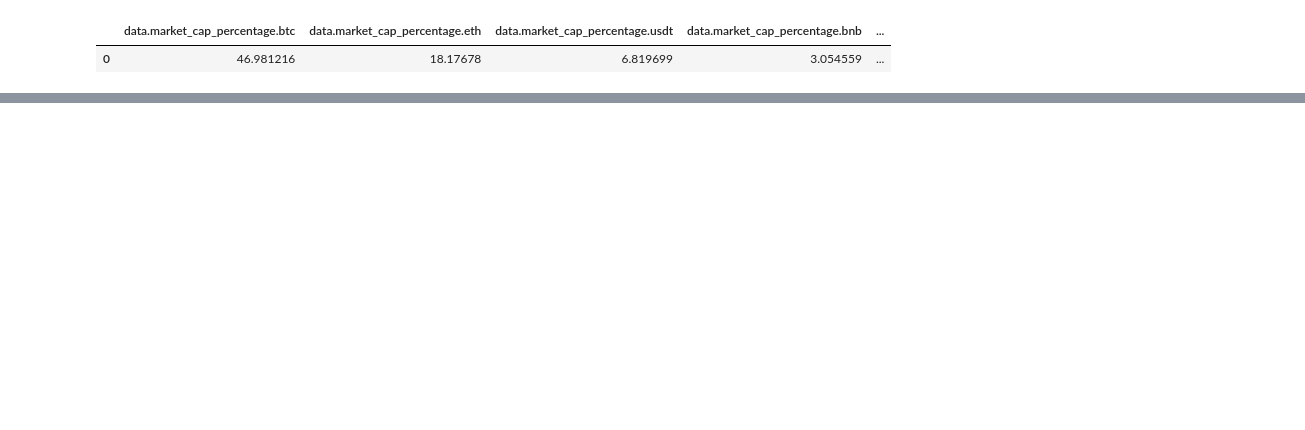
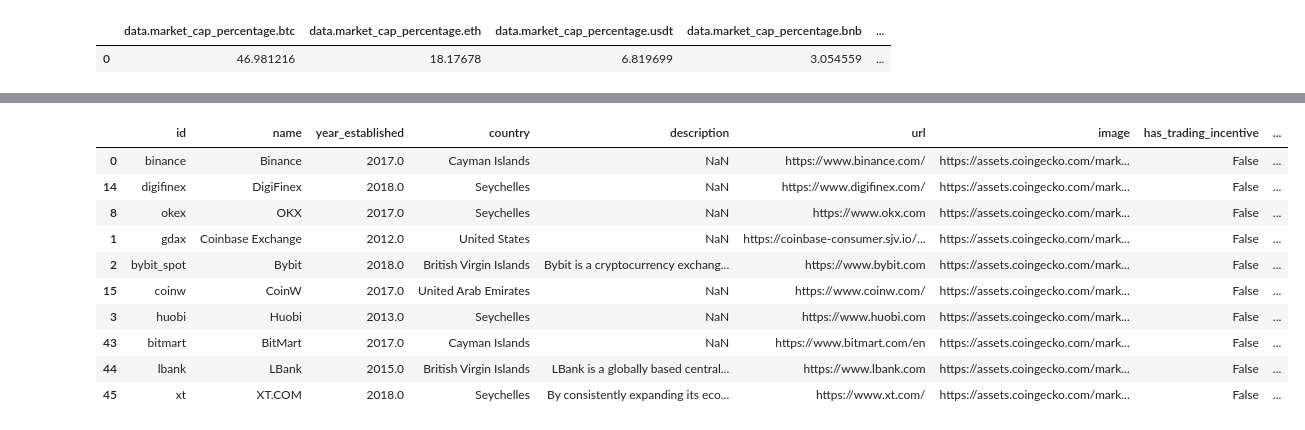
Before and after one commit to NahuVidales/CryptoDataAnalytics, a Jupyter notebook: EDA.ipynb, the cells around one changed output, grey strips where cells are left out. Cells and saved outputs as stored; diff of their text form; code cells hidden in the pictures; blank space fills up the shorter version.

```diff
--- a/EDA.ipynb
+++ b/EDA.ipynb
@@ -183,0 +219,15 @@ exchanges.head(10)
+# %%
+exchanges['confianza usuario'] = exchanges['trade_volume_24h_btc_normalized'] / 10000 * exchanges['trust_score']
+exchanges.sort_values(by='confianza usuario', ascending=False).head(10)
+# %% [output]
+|  | id | name | year_established | country | description | url | image | has_trading_incentive | ... |
+| 0 | binance | Binance | 2017.0 | Cayman Islands | NaN | https://www.binance.com/ | https://assets.coingecko.com/mark... | False | ... |
+| 14 | digifinex | DigiFinex | 2018.0 | Seychelles | NaN | https://www.digifinex.com/ | https://assets.coingecko.com/mark... | False | ... |
+| 8 | okex | OKX | 2017.0 | Seychelles | NaN | https://www.okx.com | https://assets.coingecko.com/mark... | False | ... |
+| 1 | gdax | Coinbase Exchange | 2012.0 | United States | NaN | https://coinbase-consumer.sjv.io/... | https://assets.coingecko.com/mark... | False | ... |
+| 2 | bybit_spot | Bybit | 2018.0 | British Virgin Islands | Bybit is a cryptocurrency exchang... | https://www.bybit.com | https://assets.coingecko.com/mark... | False | ... |
+| 15 | coinw | CoinW | 2017.0 | United Arab Emirates | NaN | https://www.coinw.com/ | https://assets.coingecko.com/mark... | False | ... |
+| 3 | huobi | Huobi | 2013.0 | Seychelles | NaN | https://www.huobi.com | https://assets.coingecko.com/mark... | False | ... |
+| 43 | bitmart | BitMart | 2017.0 | Cayman Islands | NaN | https://www.bitmart.com/en | https://assets.coingecko.com/mark... | False | ... |
+| 44 | lbank | LBank | 2015.0 | British Virgin Islands | LBank is a globally based central... | https://www.lbank.com | https://assets.coingecko.com/mark... | False | ... |
+| 45 | xt | XT.COM | 2018.0 | Seychelles | By consistently expanding its eco... | https://www.xt.com/ | https://assets.coingecko.com/mark... | False | ... |
```
Also changed, not shown: parts of 27 cells of this notebook, 1 other file.
